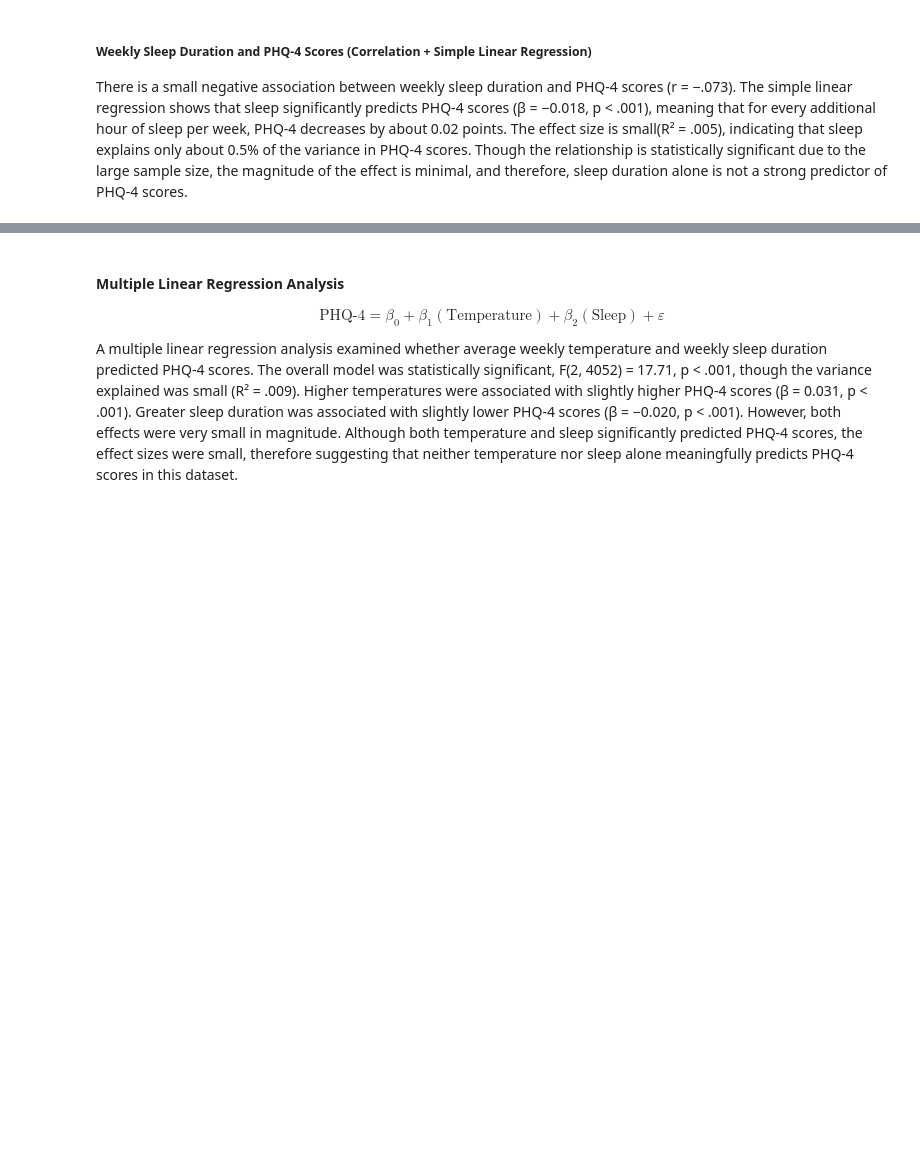
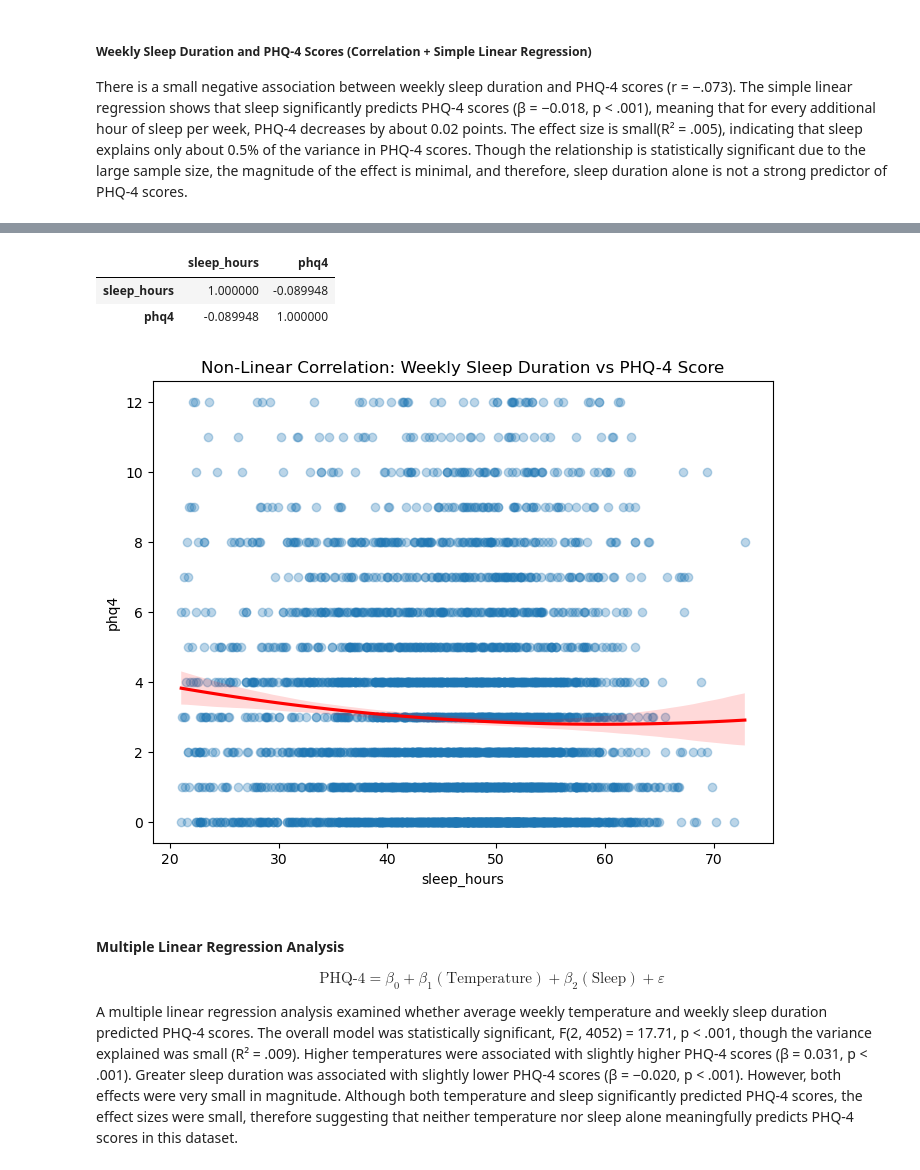
Before and after one commit to COGS108/Group053_WI26, a Jupyter notebook: 02-EDACheckpoint.ipynb, the cells around one changed output, grey strips where cells are left out. Cells and saved outputs as stored; diff of their text form; code cells hidden in the pictures; blank space fills up the shorter version.

```diff
--- a/02-EDACheckpoint.ipynb
+++ b/02-EDACheckpoint.ipynb
@@ -867,3 +915,24 @@ plt.show()
+# %%
+final_sleep = final_all.assign(
+    sleep_hours = final_all["mainsleep_dur:7d"] / 60
+)
+
+final_sleep[["sleep_hours", "phq4"]].corr(method='spearman')
+# %% [output]
+|  | sleep_hours | phq4 |
+| sleep_hours | 1.000000 | -0.089948 |
+| phq4 | -0.089948 | 1.000000 |
+# %%
+plt.figure(figsize=(8,6))
+
+sns.regplot(x='sleep_hours', y='phq4', data=df_m,
+            order=2,
+            scatter_kws={'alpha':0.3},
+            line_kws={'color':'red'})
+plt.title("Non-Linear Correlation: Weekly Sleep Duration vs PHQ-4 Score")
+plt.show()
+# %% [output]
+[figure, added]
 # %% [markdown]
 #### Multiple Linear Regression Analysis
 
```
Also changed, not shown: parts of 22 cells of this notebook, 7 other files.
